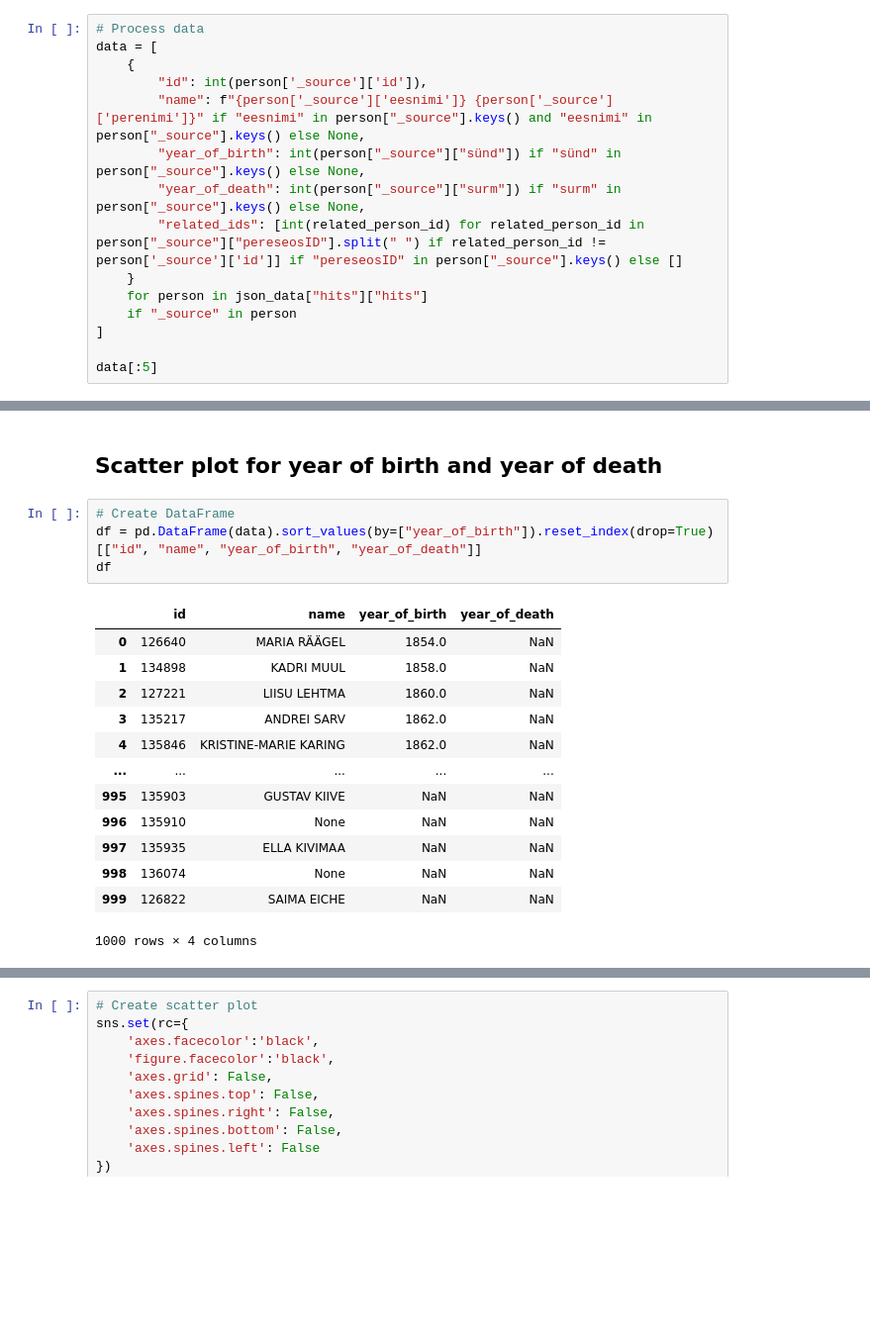
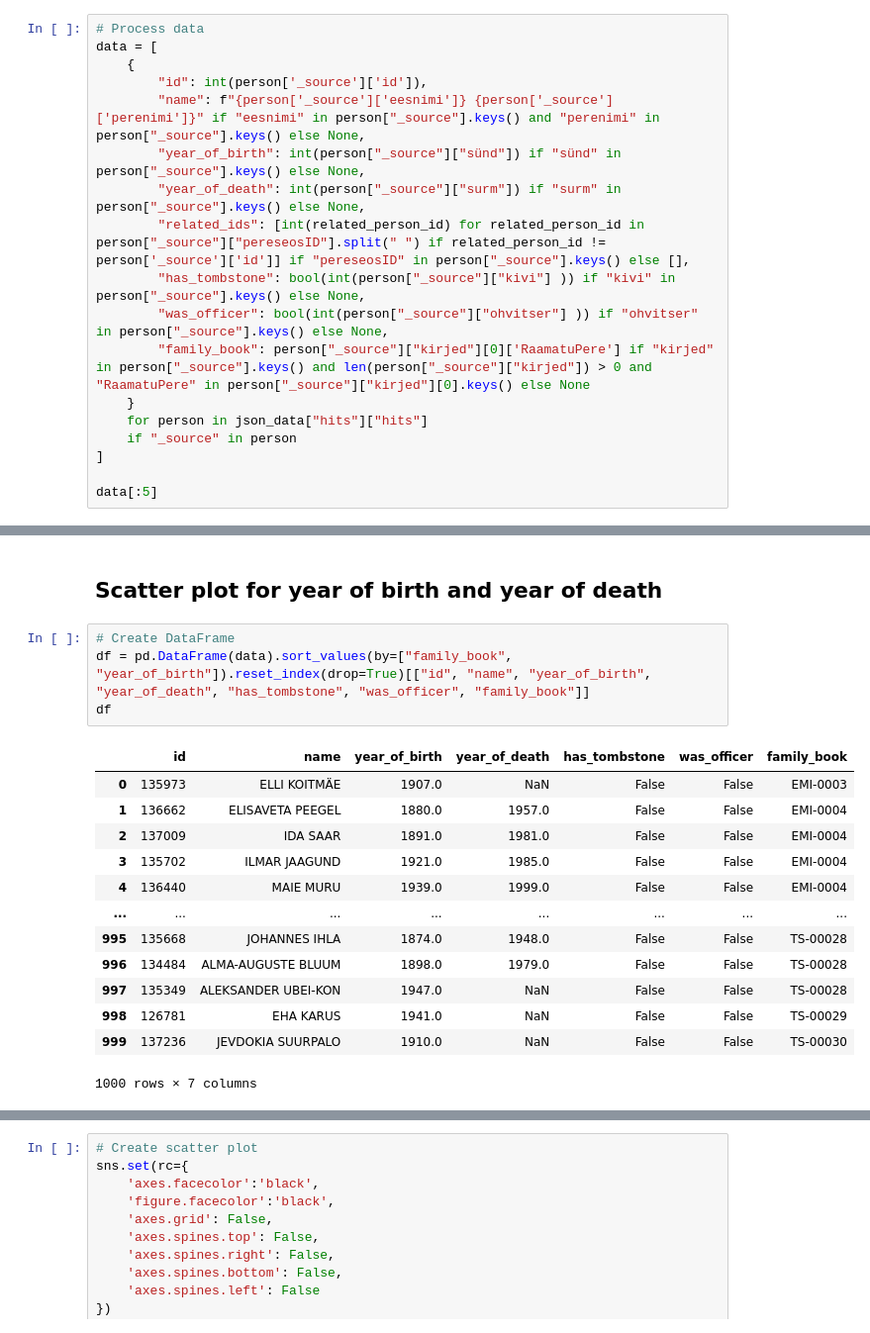
Before and after one commit to christophajohns/explorative-information-visualization, a Jupyter notebook: memorial.ipynb, the cells around one changed output, grey strips where cells are left out. Shown at 99% size. Cells and saved outputs as stored; diff of their text form; blank space fills up the shorter version.

```diff
--- a/memorial.ipynb
+++ b/memorial.ipynb
@@ -56,10 +56,13 @@ json_data['hits']['hits'][0]['_source']
 data = [
     {
         "id": int(person['_source']['id']),
-        "name": f"{person['_source']['eesnimi']} {person['_source']['perenimi']}" if "eesnimi" in person["_source"].keys() and "eesnimi" in person["_source"].keys() else None,
+        "name": f"{person['_source']['eesnimi']} {person['_source']['perenimi']}" if "eesnimi" in person["_source"].keys() and "perenimi" in person["_source"].keys() else None,
         "year_of_birth": int(person["_source"]["sünd"]) if "sünd" in person["_source"].keys() else None,
         "year_of_death": int(person["_source"]["surm"]) if "surm" in person["_source"].keys() else None,
-        "related_ids": [int(related_person_id) for related_person_id in person["_source"]["pereseosID"].split(" ") if related_person_id != person['_source']['id']] if "pereseosID" in person["_source"].keys() else []
+        "related_ids": [int(related_person_id) for related_person_id in person["_source"]["pereseosID"].split(" ") if related_person_id != person['_source']['id']] if "pereseosID" in person["_source"].keys() else [],
+        "has_tombstone": bool(int(person["_source"]["kivi"] )) if "kivi" in person["_source"].keys() else None,
+        "was_officer": bool(int(person["_source"]["ohvitser"] )) if "ohvitser" in person["_source"].keys() else None,
+        "family_book": person["_source"]["kirjed"][0]['RaamatuPere'] if "kirjed" in person["_source"].keys() and len(person["_source"]["kirjed"]) > 0 and "RaamatuPere" in person["_source"]["kirjed"][0].keys() else None
     }
     for person in json_data["hits"]["hits"]
     if "_source" in person
@@ -88,22 +91,22 @@ data[:5]
 ## Scatter plot for year of birth and year of death
 # %%
 # Create DataFrame
-df = pd.DataFrame(data).sort_values(by=["year_of_birth"]).reset_index(drop=True)[["id", "name", "year_of_birth", "year_of_death"]]
+df = pd.DataFrame(data).sort_values(by=["family_book", "year_of_birth"]).reset_index(drop=True)[["id", "name", "year_of_birth", "year_of_death", "has_tombstone", "was_officer", "family_book"]]
 df
 # %% [output]
-|  | id | name | year_of_birth | year_of_death |
-| 0 | 126640 | MARIA RÄÄGEL | 1854.0 | NaN |
-| 1 | 134898 | KADRI MUUL | 1858.0 | NaN |
-| 2 | 127221 | LIISU LEHTMA | 1860.0 | NaN |
-| 3 | 135217 | ANDREI SARV | 1862.0 | NaN |
-| 4 | 135846 | KRISTINE-MARIE KARING | 1862.0 | NaN |
-| ... | ... | ... | ... | ... |
-| 995 | 135903 | GUSTAV KIIVE | NaN | NaN |
-| 996 | 135910 | None | NaN | NaN |
-| 997 | 135935 | ELLA KIVIMAA | NaN | NaN |
-| 998 | 136074 | None | NaN | NaN |
-| 999 | 126822 | SAIMA EICHE | NaN | NaN |
+|  | id | name | year_of_birth | year_of_death | has_tombstone | was_officer | family_book |
+| 0 | 135973 | ELLI KOITMÄE | 1907.0 | NaN | False | False | EMI-0003 |
+| 1 | 136662 | ELISAVETA PEEGEL | 1880.0 | 1957.0 | False | False | EMI-0004 |
+| 2 | 137009 | IDA SAAR | 1891.0 | 1981.0 | False | False | EMI-0004 |
+| 3 | 135702 | ILMAR JAAGUND | 1921.0 | 1985.0 | False | False | EMI-0004 |
+| 4 | 136440 | MAIE MURU | 1939.0 | 1999.0 | False | False | EMI-0004 |
+| ... | ... | ... | ... | ... | ... | ... | ... |
+| 995 | 135668 | JOHANNES IHLA | 1874.0 | 1948.0 | False | False | TS-00028 |
+| 996 | 134484 | ALMA-AUGUSTE BLUUM | 1898.0 | 1979.0 | False | False | TS-00028 |
+| 997 | 135349 | ALEKSANDER UBEI-KON | 1947.0 | NaN | False | False | TS-00028 |
+| 998 | 126781 | EHA KARUS | 1941.0 | NaN | False | False | TS-00029 |
+| 999 | 137236 | JEVDOKIA SUURPALO | 1910.0 | NaN | False | False | TS-00030 |
-1000 rows × 4 columns
+1000 rows × 7 columns
 # %%
 # Remove missing data
 df = df.dropna()
```
Also changed, not shown: parts of 11 cells of this notebook, 8 other files.
